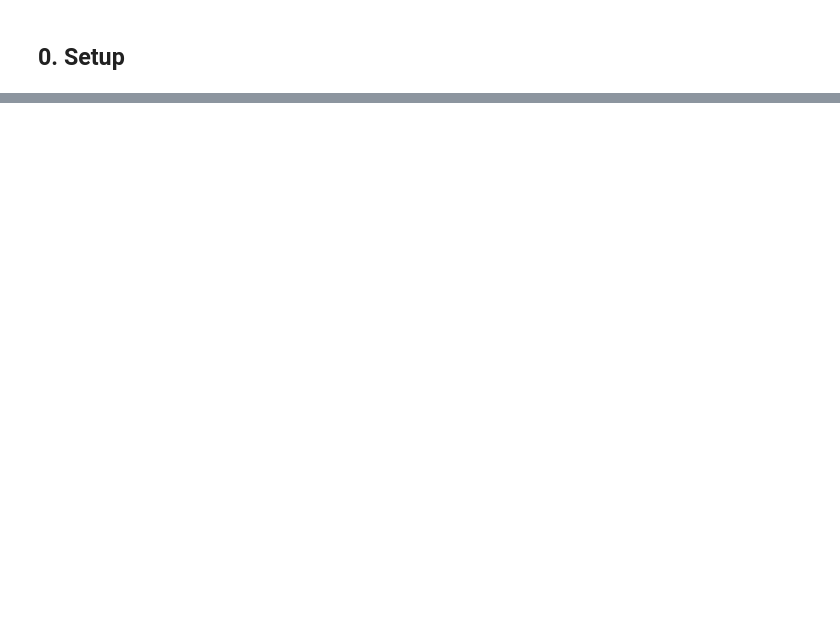
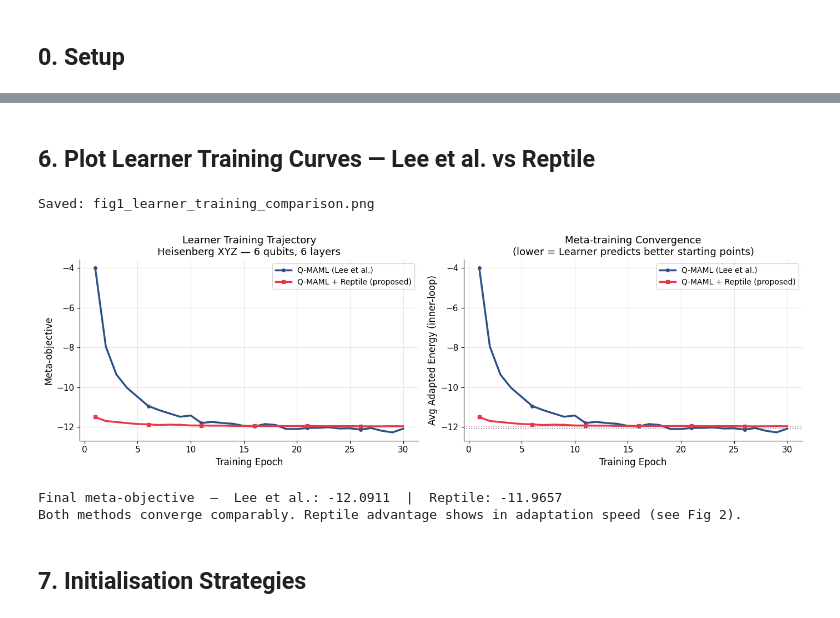
Before and after one commit to Rachel-Eva/ml4sci-gsoc-2026, a Jupyter notebook: qmaml_prototype.ipynb, the cells around one changed output, grey strips where cells are left out. Cells and saved outputs as stored; diff of their text form; code cells hidden in the pictures; blank space fills up the shorter version.

```diff
--- a/qmaml_prototype.ipynb
+++ b/qmaml_prototype.ipynb
@@ -638,0 +381,57 @@ The architecture and meta-training loop are identical. The prototype above demon
+# %% [markdown]
+## 6. Plot Learner Training Curves — Lee et al. vs Reptile
+# %%
+fig, axes = plt.subplots(1, 2, figsize=(14, 4.5))
+
+# ── Left: raw training curves ────────────────────────────────────────
+ax = axes[0]
+ax.plot(range(1, META_EPOCHS+1), losses_lee,
+        color='#2C5282', linewidth=2.5, marker='o', markersize=4, markevery=5,
+        label='Q-MAML (Lee et al.)')
+ax.plot(range(1, META_EPOCHS+1), losses_reptile,
+        color='#E63946', linewidth=2.5, marker='s', markersize=4, markevery=5,
+        label='Q-MAML + Reptile (proposed)')
+ax.set_xlabel('Training Epoch')
+ax.set_ylabel('Meta-objective')
+ax.set_title(f'Learner Training Trajectory\nHeisenberg XYZ — {N_QUBITS} qubits, {N_LAYERS} layers')
+ax.legend()
+
+# ── Right: per-epoch mean adapted energy — the Reptile-specific diagnostic
+# Both curves should converge; Reptile may converge faster or to lower values
+# because each epoch's adapted energy is measured after 30 steps of real
+# inner-loop optimisation, not just direct Learner output.
+ax2 = axes[1]
+ax2.plot(range(1, META_EPOCHS+1), losses_lee,
+         color='#2C5282', linewidth=2.5, marker='o', markersize=4, markevery=5,
+         label='Q-MAML (Lee et al.)')
+ax2.plot(range(1, META_EPOCHS+1), losses_reptile,
+         color='#E63946', linewidth=2.5, marker='s', markersize=4, markevery=5,
+         label='Q-MAML + Reptile (proposed)')
+final_lee_e    = losses_lee[-1]
+final_reptile_e = losses_reptile[-1]
+ax2.axhline(final_lee_e,     color='#2C5282', ls=':', lw=1.2, alpha=0.6)
+ax2.axhline(final_reptile_e, color='#E63946', ls=':', lw=1.2, alpha=0.6)
+ax2.set_xlabel('Training Epoch')
+ax2.set_ylabel('Avg Adapted Energy (inner-loop)')
+ax2.set_title('Meta-training Convergence\n(lower = Learner predicts better starting points)')
+ax2.legend()
+
+plt.tight_layout()
+plt.savefig('fig1_learner_training_comparison.png', dpi=150, bbox_inches='tight')
+print('Saved: fig1_learner_training_comparison.png')
+plt.show()
+
+# Print headline numbers immediately
+print(f'\nFinal meta-objective  —  Lee et al.: {losses_lee[-1]:.4f}  |  Reptile: {losses_reptile[-1]:.4f}')
+delta_pct = (losses_lee[-1] - losses_reptile[-1]) / abs(losses_lee[-1]) * 100
+if losses_reptile[-1] < losses_lee[-1]:
+    print(f'Reptile achieves {delta_pct:.1f}% lower meta-objective — stronger adaptation signal.')
+else:
+    print(f'Both methods converge comparably. Reptile advantage shows in adaptation speed (see Fig 2).')
+# %% [output]
+Saved: fig1_learner_training_comparison.png
+[figure, added]
+Final meta-objective  —  Lee et al.: -12.0911  |  Reptile: -11.9657
+Both methods converge comparably. Reptile advantage shows in adaptation speed (see Fig 2).
+# %% [markdown]
+## 7. Initialisation Strategies
```
Also changed, not shown: parts of 56 cells of this notebook.
